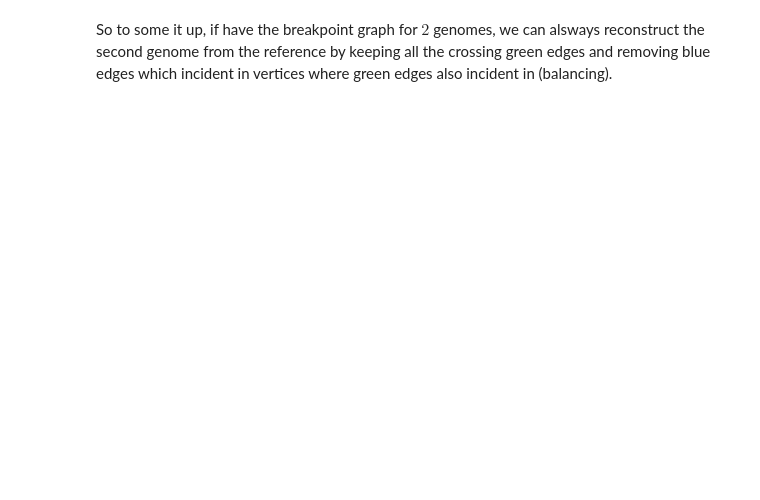
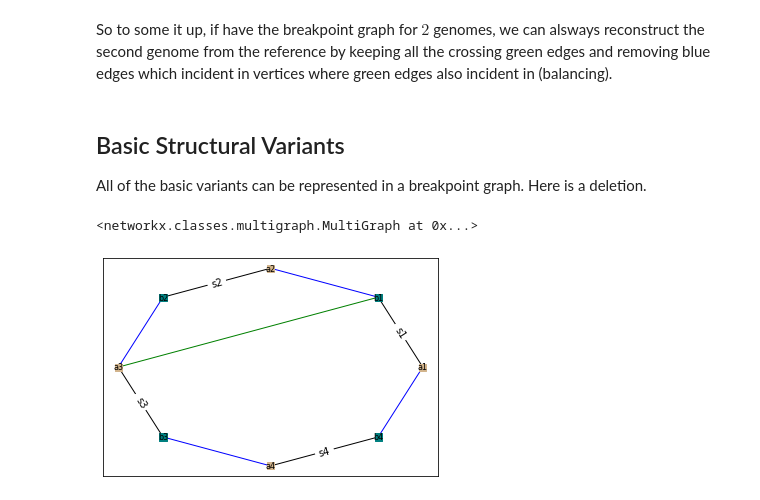
Before and after one commit to zelhar/mg21, a Jupyter notebook: hic/scratchpad.ipynb, the cells around one changed output. Cells and saved outputs as stored; diff of their text form; code cells hidden in the pictures; blank space fills up the shorter version.

```diff
--- a/hic/scratchpad.ipynb
+++ b/hic/scratchpad.ipynb
@@ -131,3 +208,12 @@ nx.draw_networkx_edges(G, pos2,
 # %% [markdown]
 So to some it up, if have the breakpoint graph for $2$ genomes, we can alsways reconstruct the second genome from the reference by keeping all the
 crossing green edges and removing blue edges which incident in vertices where green edges also incident in (balancing).
+# %% [markdown]
+## Basic Structural Variants
+All of the basic variants can be represented in a breakpoint graph.
+Here is a deletion.
+# %%
+createBPG([1,3,4], [1,2,3,4])
+# %% [output]
+<networkx.classes.multigraph.MultiGraph at 0x...>
+[figure, added]
```
Also changed, not shown: parts of 14 cells of this notebook, 3 other files.
